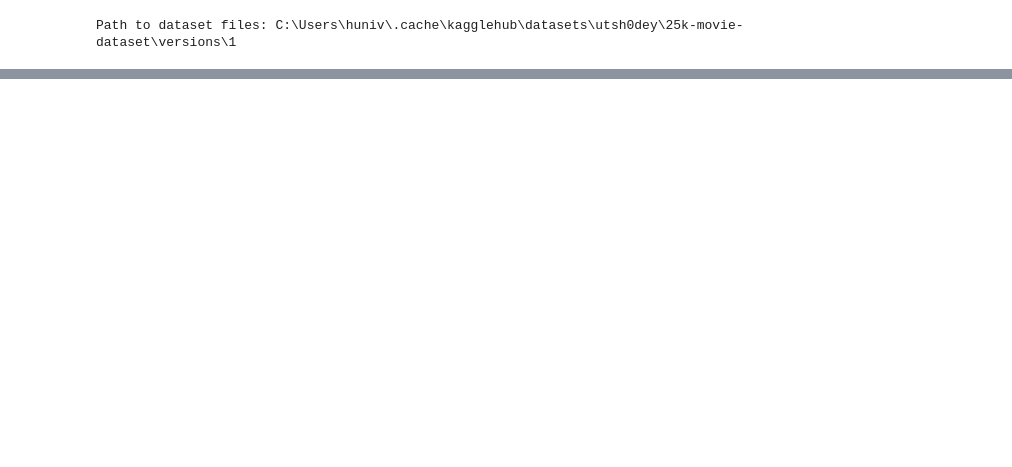
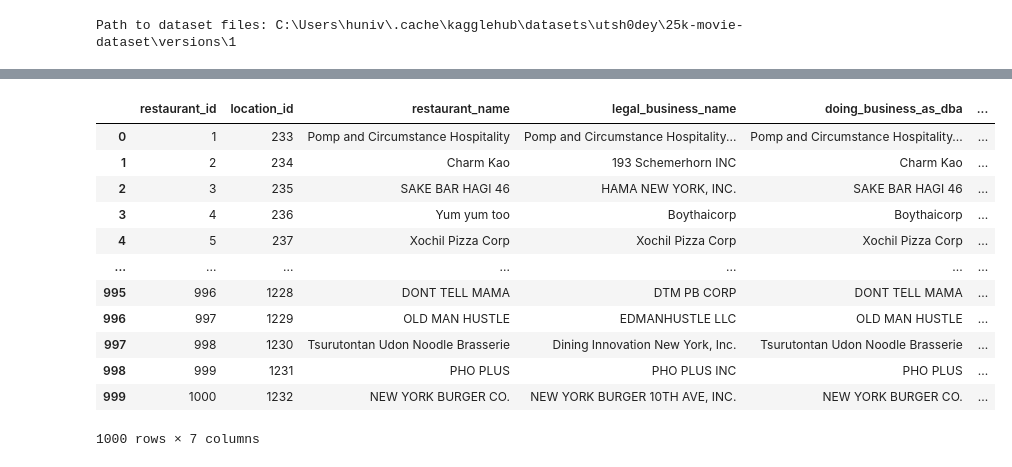
Before and after one commit to VictorHueni/food-and-the-city, a Jupyter notebook: data-analysis.ipynb, the cells around one changed output, grey strips where cells are left out. Cells and saved outputs as stored; diff of their text form; code cells hidden in the pictures; blank space fills up the shorter version.

```diff
--- a/data-analysis.ipynb
+++ b/data-analysis.ipynb
@@ -184,8 +197,8 @@ def fetch_movies_data(kaggle_dataset, filename="25k IMDb movie Dataset.csv"):
 
     return df_movies
 # %%
-df_restaurants = fetch_restaurant_data(app_token, username, password)
-df_restaurants.head()
+df_restaurants_raw = fetch_restaurant_data(app_token, username, password)
+df_restaurants_raw.head()
 # %% [output]
 |  | objectid | globalid | seating_interest_sidewalk | restaurant_name | legal_business_name | doing_business_as_dba | ... |
 | 0 | 100 | c4b3155b-31a0-4e95-846f-fce09f245437 | sidewalk | Pomp and Circumstance Hospitality | Pomp and Circumstance Hospitality... | Pomp and Circumstance Hospitality... | ... |
@@ -211,7 +216,7 @@ Processed sheet: Full Map List with 233 rows
 # %%
 # Example usage
 kaggle_dataset = "utsh0dey/25k-movie-dataset"
-df = fetch_movies_data(kaggle_dataset)
+df_movies_raw = fetch_movies_data(kaggle_dataset)
 # %% [output]
 Path to dataset files: C:\Users\huniv\.cache\kagglehub\datasets\utsh0dey\25k-movie-dataset\versions\1
 # %%
@@ -587,0 +579,19 @@ These imdb_id values are missing in df_movies_cleaned: {'tt0226935', 'tt0070121'
+# %%
+df_restaurants, df_locations_r = process_restaurant_data(df_restaurants_raw)
+
+# Display the results
+df_restaurants
+# %% [output]
+|  | restaurant_id | location_id | restaurant_name | legal_business_name | doing_business_as_dba | ... |
+| 0 | 1 | 233 | Pomp and Circumstance Hospitality | Pomp and Circumstance Hospitality... | Pomp and Circumstance Hospitality... | ... |
+| 1 | 2 | 234 | Charm Kao | 193 Schemerhorn INC | Charm Kao | ... |
+| 2 | 3 | 235 | SAKE BAR HAGI 46 | HAMA NEW YORK, INC. | SAKE BAR HAGI 46 | ... |
+| 3 | 4 | 236 | Yum yum too | Boythaicorp | Boythaicorp | ... |
+| 4 | 5 | 237 | Xochil Pizza Corp | Xochil Pizza Corp | Xochil Pizza Corp | ... |
+| ... | ... | ... | ... | ... | ... | ... |
+| 995 | 996 | 1228 | DONT TELL MAMA | DTM PB CORP | DONT TELL MAMA | ... |
+| 996 | 997 | 1229 | OLD MAN HUSTLE | EDMANHUSTLE LLC | OLD MAN HUSTLE | ... |
+| 997 | 998 | 1230 | Tsurutontan Udon Noodle Brasserie | Dining Innovation New York, Inc. | Tsurutontan Udon Noodle Brasserie | ... |
+| 998 | 999 | 1231 | PHO PLUS | PHO PLUS INC | PHO PLUS | ... |
+| 999 | 1000 | 1232 | NEW YORK BURGER CO. | NEW YORK BURGER 10TH AVE, INC. | NEW YORK BURGER CO. | ... |
+1000 rows × 7 columns
```
Also changed, not shown: parts of 39 cells of this notebook, 2 other files.
